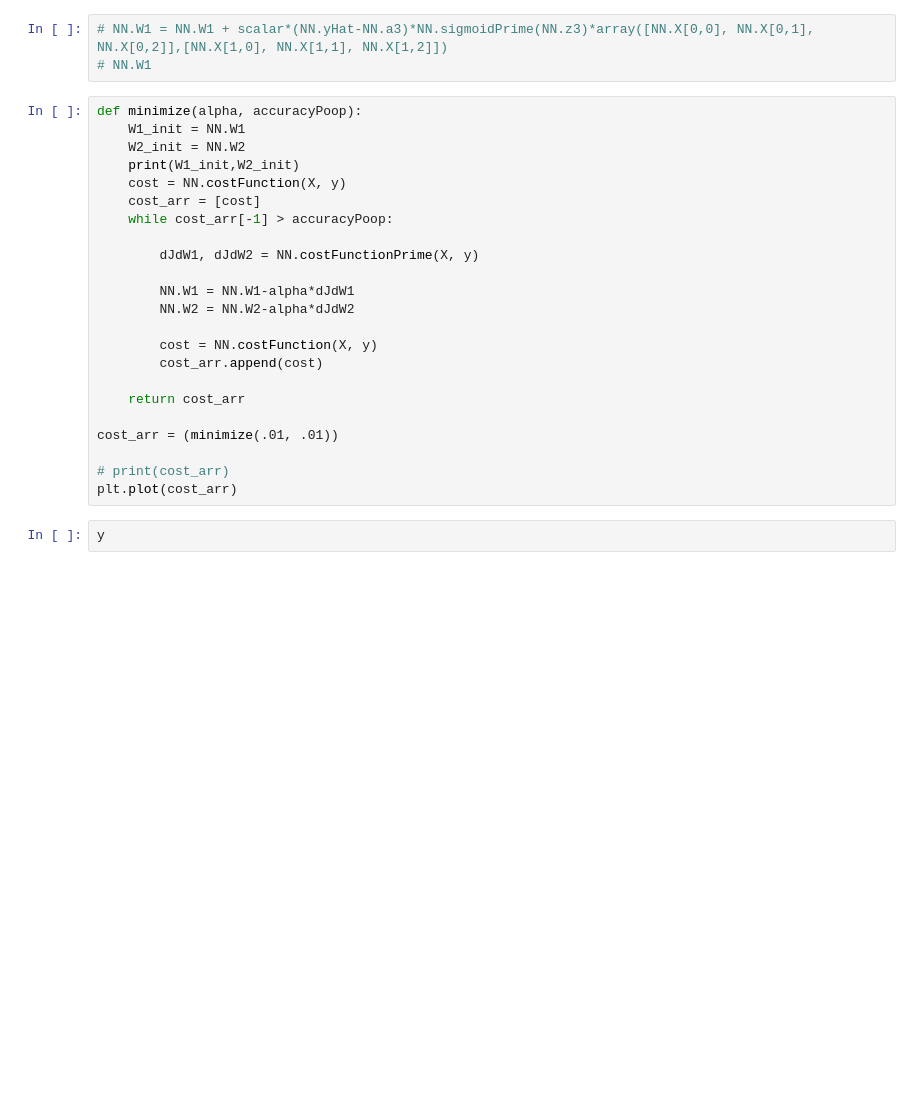
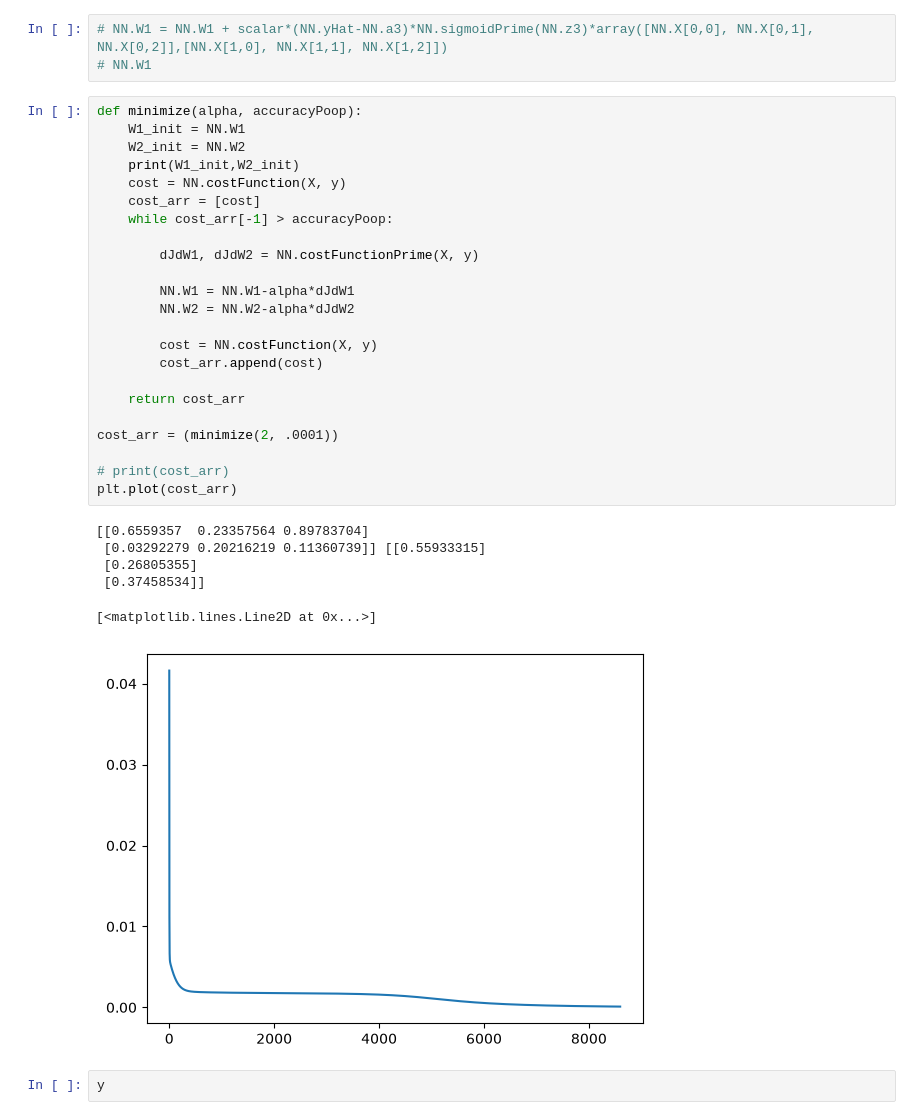
Before and after one commit to benjamin-n-baker/Misc-HW, a Jupyter notebook: NeuralNetsFall26.ipynb, the cells around one changed output. Drawn from its saved outputs; the diff is of its cells as text; blank space fills up the shorter version.

```diff
--- a/NeuralNetsFall26.ipynb
+++ b/NeuralNetsFall26.ipynb
@@ -127,26 +166,33 @@ print (cost2,cost3)
 # %%
 def minimize(alpha, accuracyPoop):
     W1_init = NN.W1
     W2_init = NN.W2
     print(W1_init,W2_init)
     cost = NN.costFunction(X, y)
     cost_arr = [cost]
     while cost_arr[-1] > accuracyPoop:
 
         dJdW1, dJdW2 = NN.costFunctionPrime(X, y)
 
         NN.W1 = NN.W1-alpha*dJdW1
         NN.W2 = NN.W2-alpha*dJdW2
 
         cost = NN.costFunction(X, y)
         cost_arr.append(cost)
 
     return cost_arr
 
-cost_arr = (minimize(.01, .01))
+cost_arr = (minimize(2, .0001))
 
 # print(cost_arr)
 plt.plot(cost_arr)
+# %% [output]
+[[0.6559357  0.23357564 0.89783704]
+ [0.03292279 0.20216219 0.11360739]] [[0.55933315]
+ [0.26805355]
+ [0.37458534]]
+[<matplotlib.lines.Line2D at 0x...>]
+[figure, added]
 # %%
 y
 # %%
```
Also changed, not shown: parts of 15 cells of this notebook.
